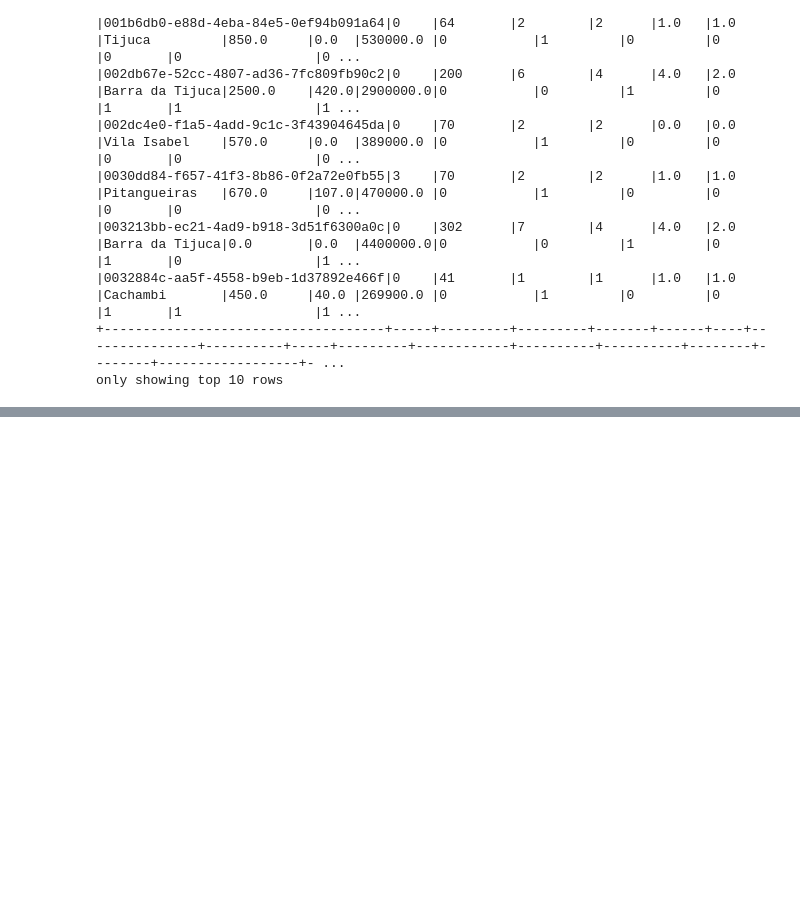
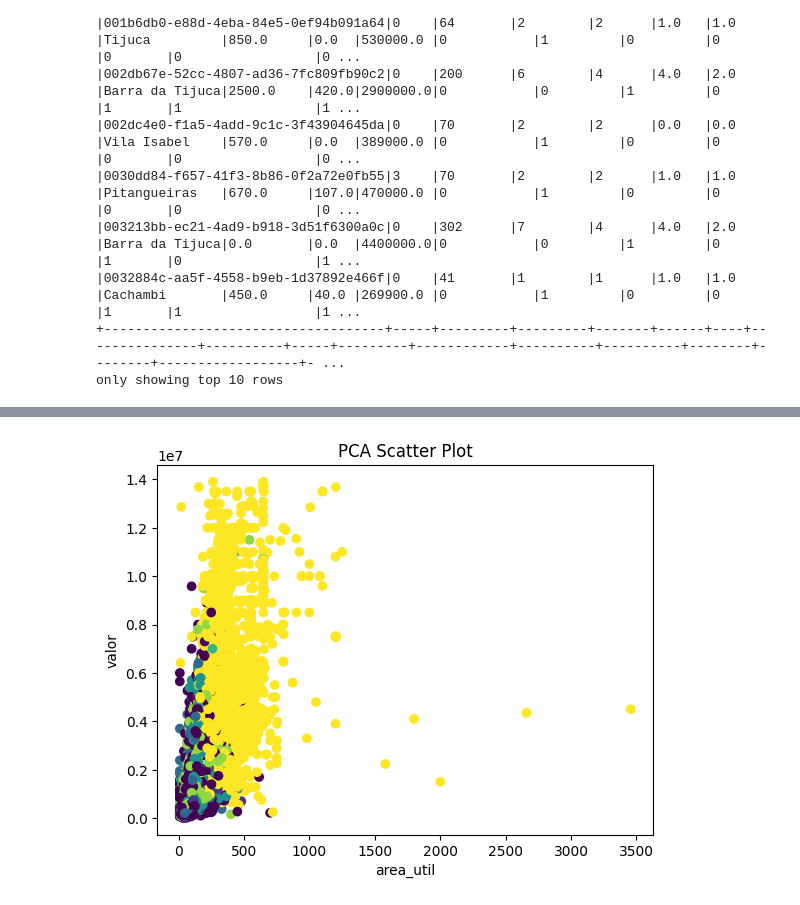
Before and after one commit to HiagoW/Alura-DataScience-Challenge, a Jupyter notebook: week_3/challenge/Challenge 3.ipynb, the cells around one changed output, grey strips where cells are left out. Saved outputs shown, nothing was run; the diff lists cells and outputs as text; code cells hidden in the pictures; blank space fills up the shorter version.

```diff
--- a/week_3/challenge/Challenge 3.ipynb
+++ b/week_3/challenge/Challenge 3.ipynb
@@ -524,0 +587,11 @@ top_df.show()
+# %%
+graph_df = predictions\
+    .select(['area_util','valor','prediction', 'bairro'])\
+    .toPandas()
+plt.scatter(graph_df['area_util'], graph_df['valor'], c=pca_features_xy['prediction'], cmap='viridis')
+plt.xlabel('area_util')
+plt.ylabel('valor')
+plt.title('PCA Scatter Plot')
+plt.show()
+# %% [output]
+[figure, added]
```
Also changed, not shown: parts of 22 cells of this notebook.
